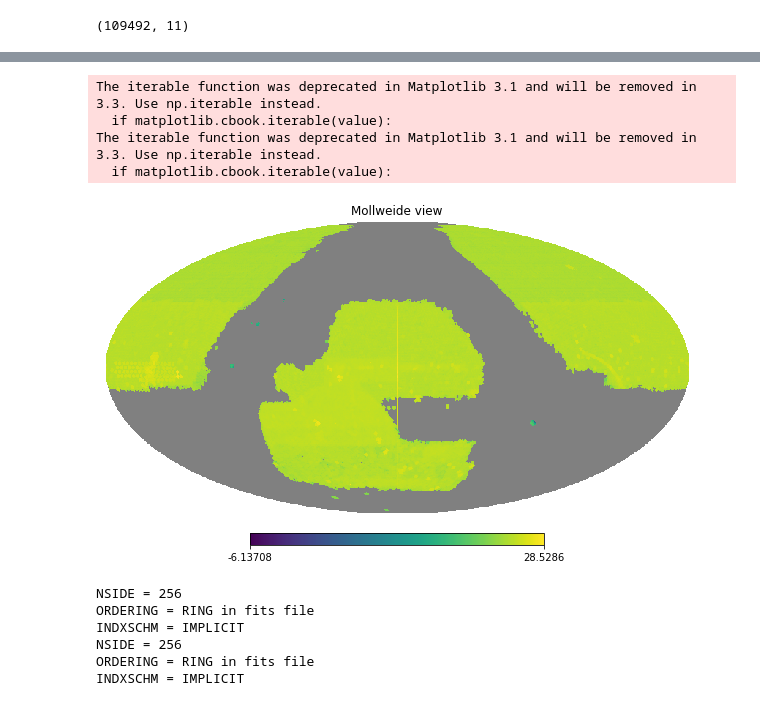
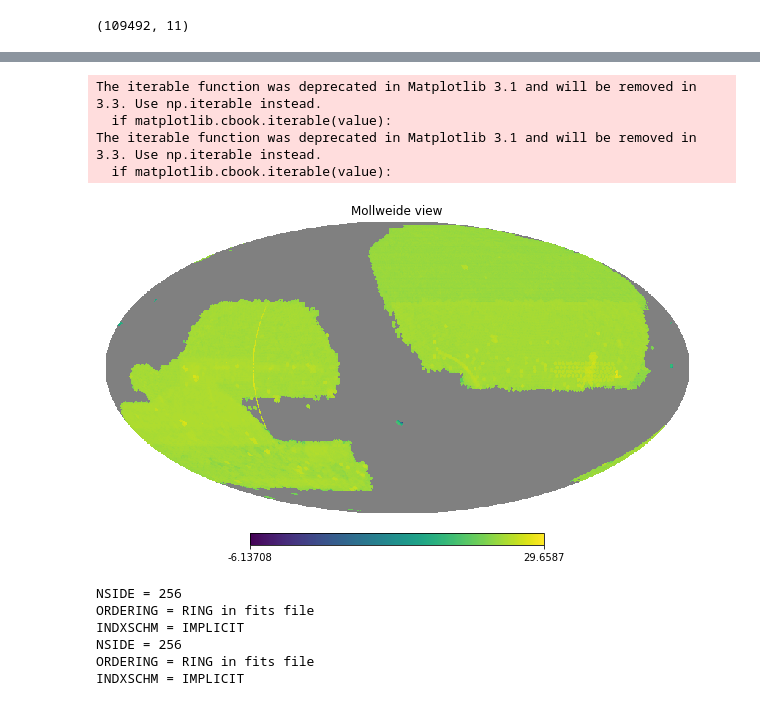
Before and after one commit to mehdirezaie/desisv, a Jupyter notebook: prepare_for_NN_split.ipynb, the cells around one changed output, grey strips where cells are left out. Drawn from its saved outputs; the diff is of its cells as text; code cells hidden in the pictures.

```diff
--- a/prepare_for_NN_split.ipynb
+++ b/prepare_for_NN_split.ipynb
@@ -205,11 +195,11 @@ dataframe.head()
 # %%
-hp.mollview(dataframe['depth_g_total'])
+hp.mollview(dataframe['depth_g_total'], rot=-89)
 # %% [output]
 The iterable function was deprecated in Matplotlib 3.1 and will be removed in 3.3. Use np.iterable instead.
   if matplotlib.cbook.iterable(value):
 The iterable function was deprecated in Matplotlib 3.1 and will be removed in 3.3. Use np.iterable instead.
   if matplotlib.cbook.iterable(value):
-[figure, old version]
+[figure, new version]
 # %%
 ngal = hp.read_map('/home/mehdi/data/formehdi/dr8_elgsv_ngal.hp.256.fits')
 frac = hp.read_map('/home/mehdi/data/formehdi/dr8_elgsv_frac.hp.256.fits')
```
Also changed, not shown: parts of 14 cells of this notebook, 2 other files.
